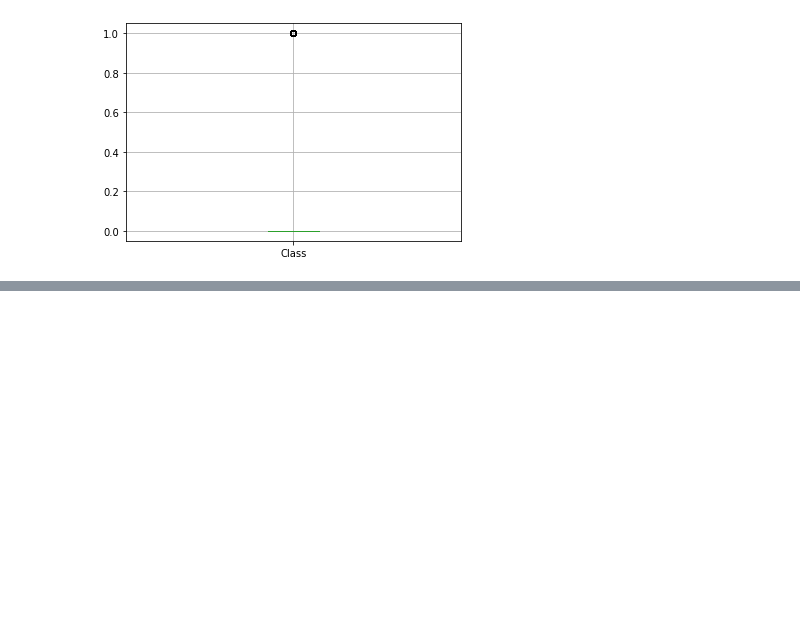
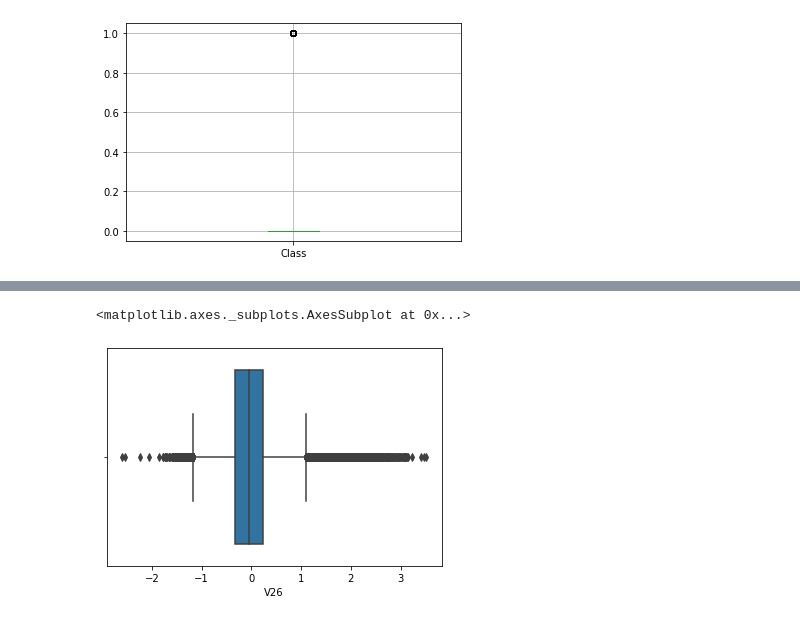
Before and after one commit to ipatel467/Credit-Card-Fraud-Detection, a Jupyter notebook: Index.ipynb, the cells around one changed output, grey strips where cells are left out. Cells and saved outputs as stored; diff of their text form; code cells hidden in the pictures; blank space fills up the shorter version.

```diff
--- a/Index.ipynb
+++ b/Index.ipynb
@@ -148,0 +154,5 @@ df.boxplot(column=['Class']);
+# %%
+sns.boxplot(df['V26'])
+# %% [output]
+<matplotlib.axes._subplots.AxesSubplot at 0x...>
+[figure, added]
```
Also changed, not shown: parts of 3 cells of this notebook.
